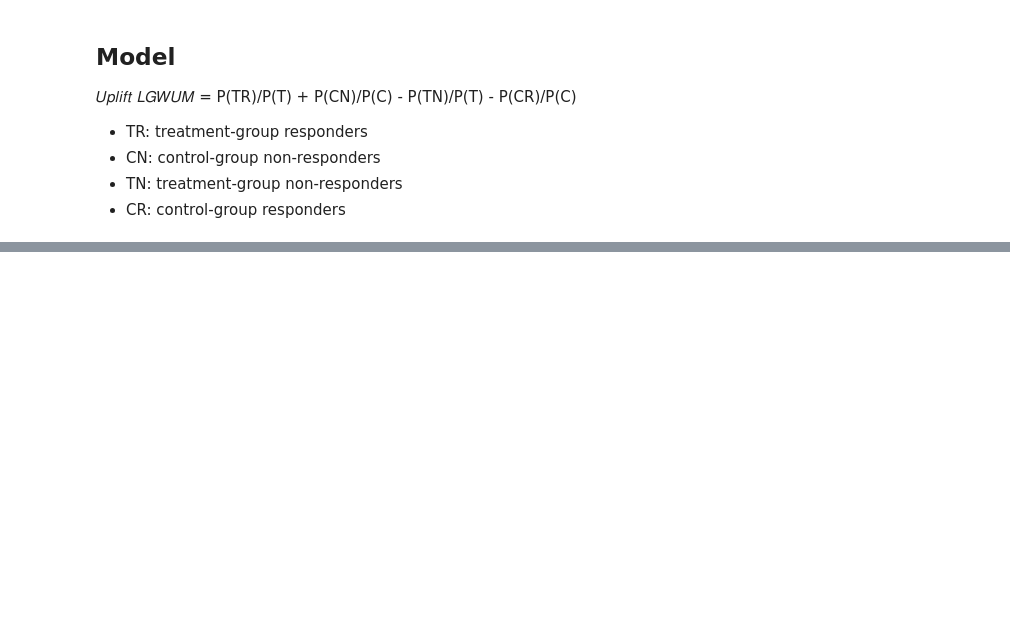
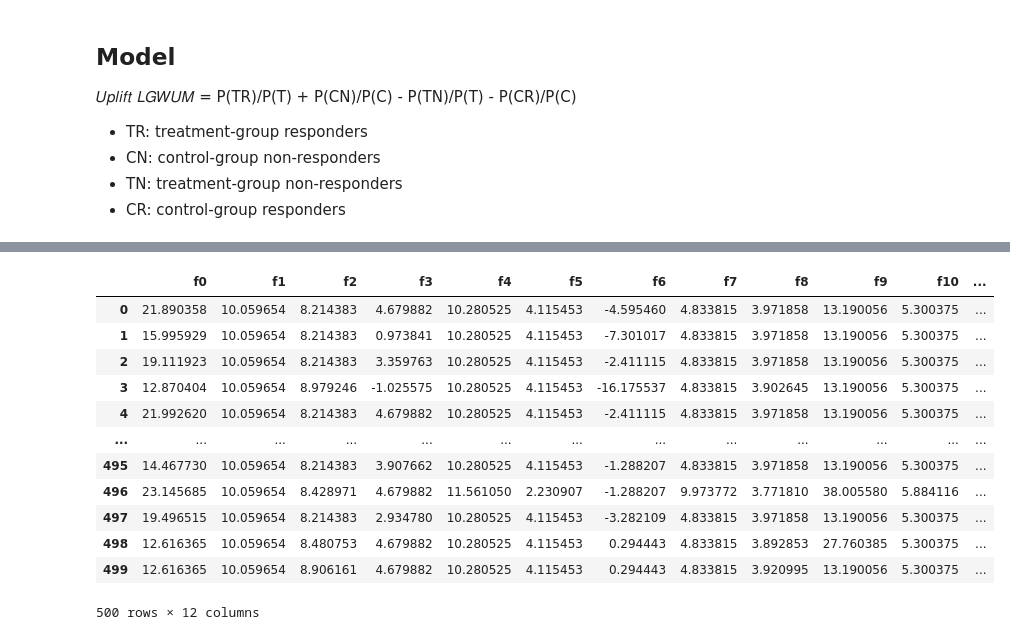
Before and after one commit to Sebastian21Ahumada/DMCC, a Jupyter notebook: src/utils/model_creation.ipynb, the cells around one changed output, grey strips where cells are left out. Cells and saved outputs as stored; diff of their text form; code cells hidden in the pictures; blank space fills up the shorter version.

```diff
--- a/src/utils/model_creation.ipynb
+++ b/src/utils/model_creation.ipynb
@@ -234,0 +282,18 @@ result.head()
+# %%
+csv_file_path = os.path.join('..', 'data', 'test_dataset.csv')
+df_testing = pd.read_csv(csv_file_path)
+df_testing
+# %% [output]
+|  | f0 | f1 | f2 | f3 | f4 | f5 | f6 | f7 | f8 | f9 | f10 | ... |
+| 0 | 21.890358 | 10.059654 | 8.214383 | 4.679882 | 10.280525 | 4.115453 | -4.595460 | 4.833815 | 3.971858 | 13.190056 | 5.300375 | ... |
+| 1 | 15.995929 | 10.059654 | 8.214383 | 0.973841 | 10.280525 | 4.115453 | -7.301017 | 4.833815 | 3.971858 | 13.190056 | 5.300375 | ... |
+| 2 | 19.111923 | 10.059654 | 8.214383 | 3.359763 | 10.280525 | 4.115453 | -2.411115 | 4.833815 | 3.971858 | 13.190056 | 5.300375 | ... |
+| 3 | 12.870404 | 10.059654 | 8.979246 | -1.025575 | 10.280525 | 4.115453 | -16.175537 | 4.833815 | 3.902645 | 13.190056 | 5.300375 | ... |
+| 4 | 21.992620 | 10.059654 | 8.214383 | 4.679882 | 10.280525 | 4.115453 | -2.411115 | 4.833815 | 3.971858 | 13.190056 | 5.300375 | ... |
+| ... | ... | ... | ... | ... | ... | ... | ... | ... | ... | ... | ... | ... |
+| 495 | 14.467730 | 10.059654 | 8.214383 | 3.907662 | 10.280525 | 4.115453 | -1.288207 | 4.833815 | 3.971858 | 13.190056 | 5.300375 | ... |
+| 496 | 23.145685 | 10.059654 | 8.428971 | 4.679882 | 11.561050 | 2.230907 | -1.288207 | 9.973772 | 3.771810 | 38.005580 | 5.884116 | ... |
+| 497 | 19.496515 | 10.059654 | 8.214383 | 2.934780 | 10.280525 | 4.115453 | -3.282109 | 4.833815 | 3.971858 | 13.190056 | 5.300375 | ... |
+| 498 | 12.616365 | 10.059654 | 8.480753 | 4.679882 | 10.280525 | 4.115453 | 0.294443 | 4.833815 | 3.892853 | 27.760385 | 5.300375 | ... |
+| 499 | 12.616365 | 10.059654 | 8.906161 | 4.679882 | 10.280525 | 4.115453 | 0.294443 | 4.833815 | 3.920995 | 13.190056 | 5.300375 | ... |
+500 rows × 12 columns
```
Also changed, not shown: parts of 12 cells of this notebook, 8 other files.
